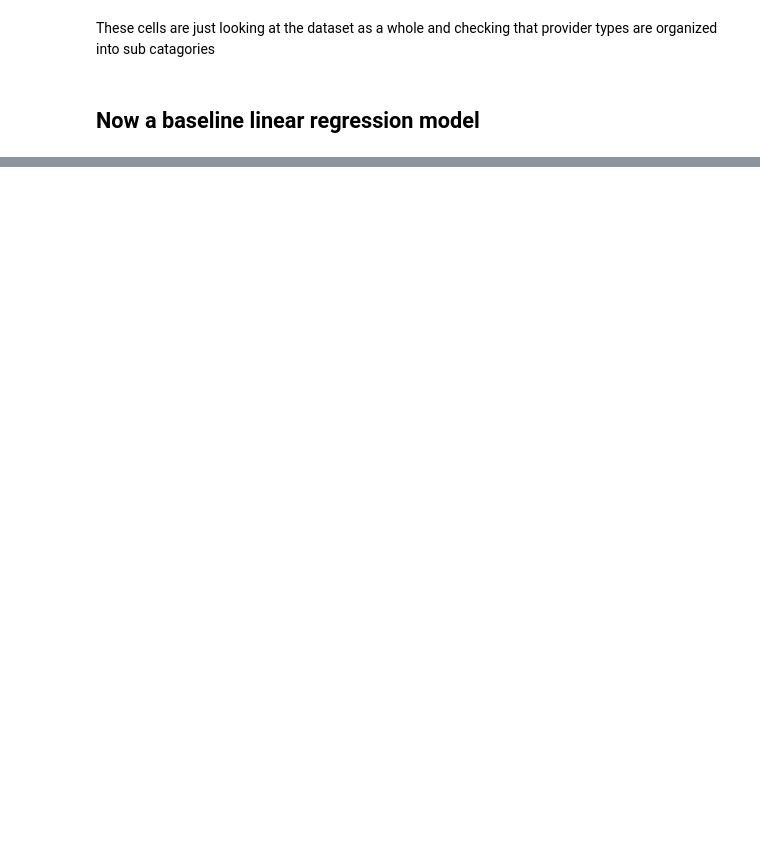
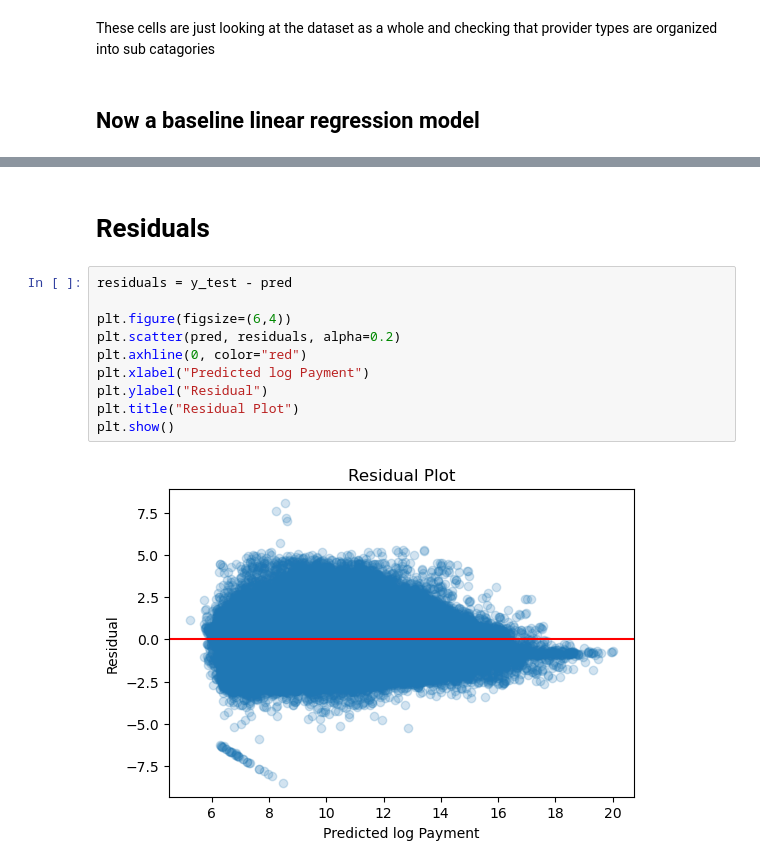
Before and after one commit to JennQQQ/Medicare-Project, a Jupyter notebook: notebooks/Volume_Risk_ProvType_LRModel.ipynb, the cells around one changed output, grey strips where cells are left out. Saved outputs shown, nothing was run; the diff lists cells and outputs as text; blank space fills up the shorter version.

```diff
--- a/notebooks/Volume_Risk_ProvType_LRModel.ipynb
+++ b/notebooks/Volume_Risk_ProvType_LRModel.ipynb
@@ -73,0 +214,14 @@ from sklearn.metrics import r2_score, mean_squared_error
+# %% [markdown]
+# Residuals
+# %%
+residuals = y_test - pred
+
+plt.figure(figsize=(6,4))
+plt.scatter(pred, residuals, alpha=0.2)
+plt.axhline(0, color="red")
+plt.xlabel("Predicted log Payment")
+plt.ylabel("Residual")
+plt.title("Residual Plot")
+plt.show()
+# %% [output]
+[figure, added]
```
Also changed, not shown: parts of 17 cells of this notebook.
